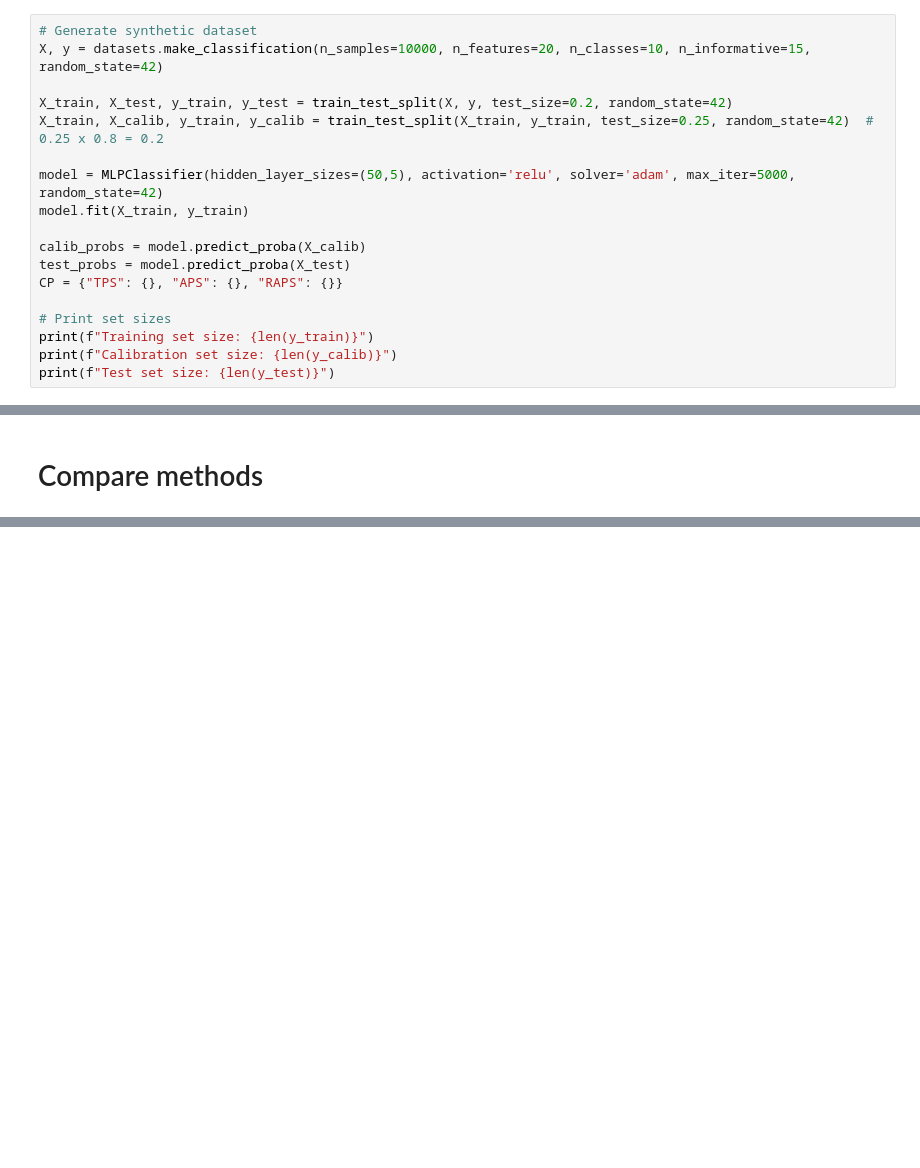
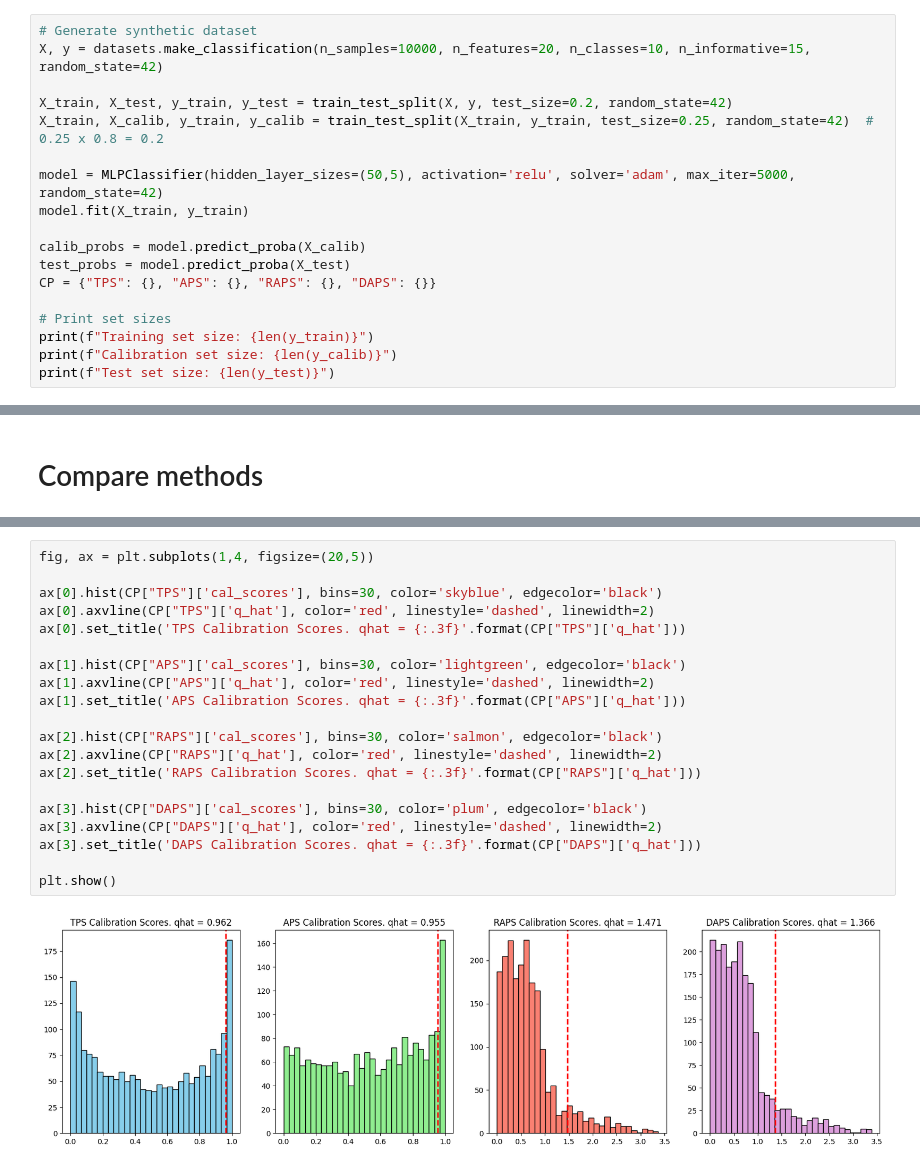
Before and after one commit to JacobSkaarup/DL_conformal_prediction, a Jupyter notebook: CP_tests.ipynb, the cells around one changed output, grey strips where cells are left out. Cells and saved outputs as stored; diff of their text form; blank space fills up the shorter version.

```diff
--- a/CP_tests.ipynb
+++ b/CP_tests.ipynb
@@ -21,7 +21,7 @@ model.fit(X_train, y_train)
 
 calib_probs = model.predict_proba(X_calib)
 test_probs = model.predict_proba(X_test)
-CP = {"TPS": {}, "APS": {}, "RAPS": {}}
+CP = {"TPS": {}, "APS": {}, "RAPS": {}, "DAPS": {}}
 
 # Print set sizes
 print(f"Training set size: {len(y_train)}")
@@ -309,0 +289,22 @@ plt.scatter(y_test, test_preds)
+# %%
+fig, ax = plt.subplots(1,4, figsize=(20,5))
+
+ax[0].hist(CP["TPS"]['cal_scores'], bins=30, color='skyblue', edgecolor='black')
+ax[0].axvline(CP["TPS"]['q_hat'], color='red', linestyle='dashed', linewidth=2)
+ax[0].set_title('TPS Calibration Scores. qhat = {:.3f}'.format(CP["TPS"]['q_hat']))
+
+ax[1].hist(CP["APS"]['cal_scores'], bins=30, color='lightgreen', edgecolor='black')
+ax[1].axvline(CP["APS"]['q_hat'], color='red', linestyle='dashed', linewidth=2)
+ax[1].set_title('APS Calibration Scores. qhat = {:.3f}'.format(CP["APS"]['q_hat']))
+
+ax[2].hist(CP["RAPS"]['cal_scores'], bins=30, color='salmon', edgecolor='black')
+ax[2].axvline(CP["RAPS"]['q_hat'], color='red', linestyle='dashed', linewidth=2)
+ax[2].set_title('RAPS Calibration Scores. qhat = {:.3f}'.format(CP["RAPS"]['q_hat']))
+
+ax[3].hist(CP["DAPS"]['cal_scores'], bins=30, color='plum', edgecolor='black')
+ax[3].axvline(CP["DAPS"]['q_hat'], color='red', linestyle='dashed', linewidth=2)
+ax[3].set_title('DAPS Calibration Scores. qhat = {:.3f}'.format(CP["DAPS"]['q_hat']))
+
+plt.show()
+# %% [output]
+[figure, new version]
```
Also changed, not shown: parts of 16 cells of this notebook.
